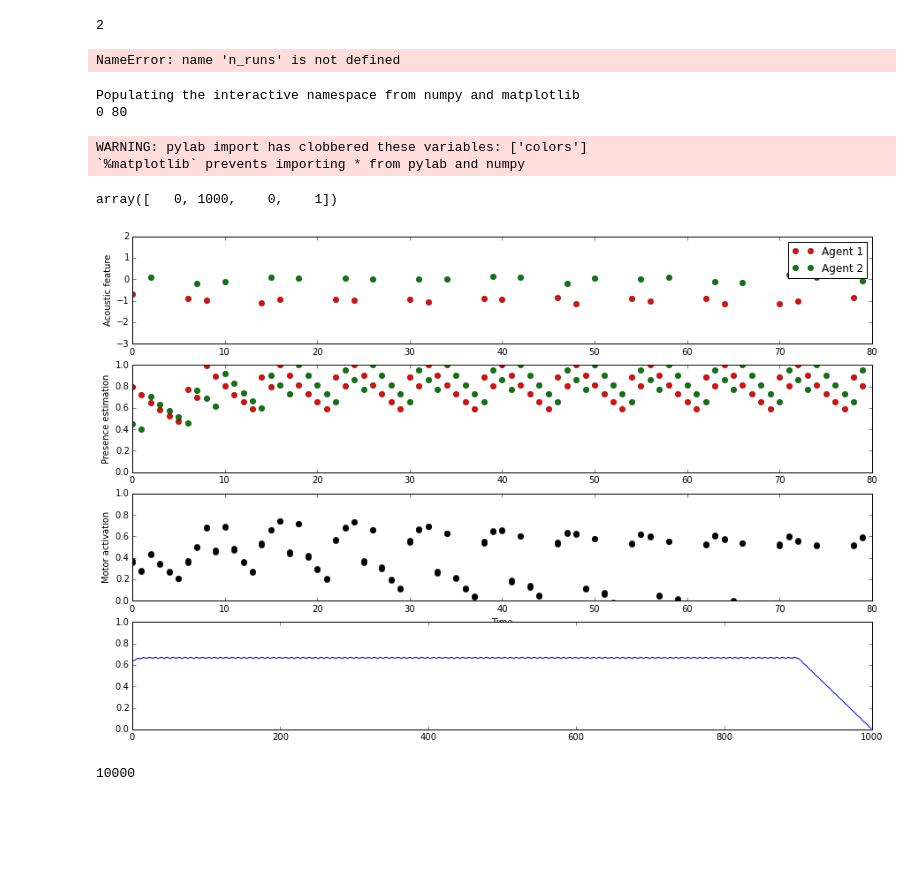
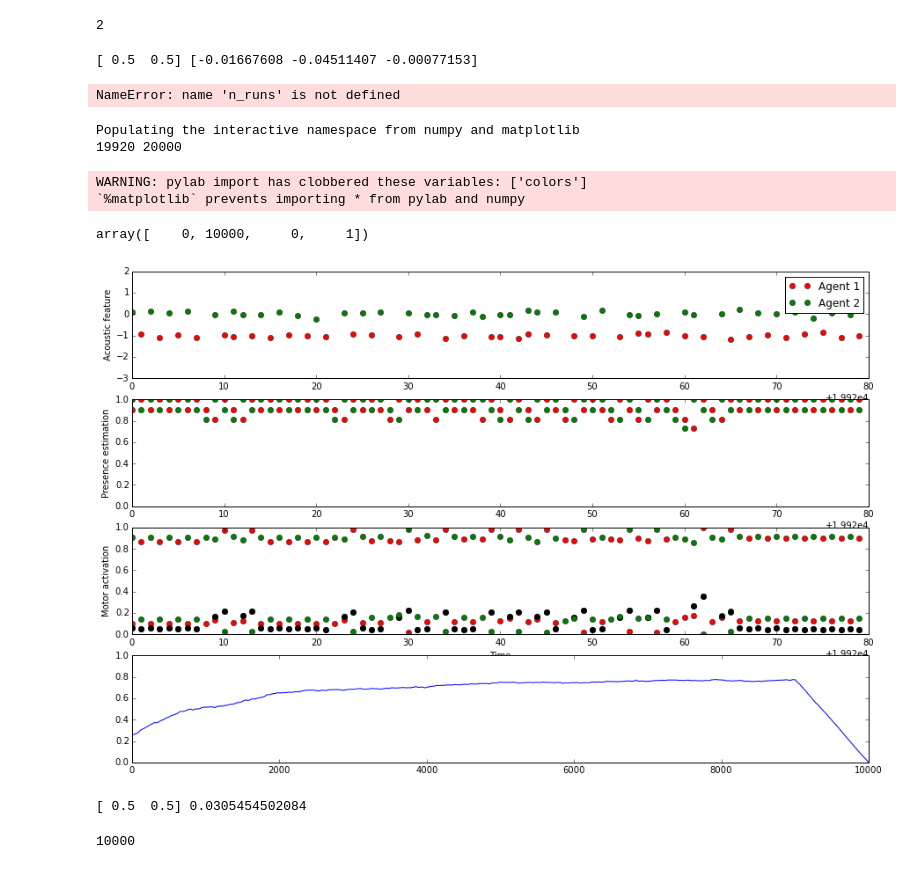
Before and after one commit to clement-moulin-frier/turntaking_model, a Jupyter notebook: turn_taking.ipynb, the cells around one changed output. Drawn from its saved outputs; the diff is of its cells as text; code cells hidden in the pictures; blank space fills up the shorter version.

Commit message:
ModularAgent seems to work

```diff
--- a/turn_taking.ipynb
+++ b/turn_taking.ipynb
@@ -24,3 +22,6 @@ agents = [Agent(*args, gmm=gmm) for i, args in enumerate(ag_voc_params)]
+# %%
+agents = [ModularAgent(ag_voc_params, i) for i, _ in enumerate(ag_voc_params)]
+# agents = [Agent(voc[0], voc[1], voc[2], gmm) for voc in ag_voc_params]
 # %%
 agents[0].force_voc_seq = [1, 0, 0, 0, 0, 0, 1, 0]
 agents[1].force_voc_seq = [0, 0, 1, 0, 0, 0, 0, 1]
@@ -36,10 +37,17 @@ expe = Experiment(agents)
 # %%
 for ag in expe.ags:
     ag.adapt = False
+# %%
+ag = agents[0]
+state = ag.pres_estimator.presence
+activation = ag.decision_maker.decide(state)
+print state, ag.decision_maker.weights
+# %% [output]
+[ 0.5  0.5] [-0.01667608 -0.04511407 -0.00077153]
 # %%
 #import pdb
 #pdb.run("expe.run(40)")
-expe.run(80) #, bg=True)
+expe.run(10000) #, bg=True)
 # %%
 scale = 1.5
 params = {
@@ -67,47 +75,54 @@ colors = ['r', 'g', 'b', 'm', 'c', 'k'] * 3
 n_runs = len(expe.log[0]["motor"])
 overlapping = [0, 0, 0]
 ag_legend = []
-start = 0 # 10000
-end = 80  # 10040
+start = n_runs - 80 # 10000
+end = n_runs  # 10040
 print start, end
 for i in range(n_ag):
     ag_legend.append("Agent " + str(i+1))
 for t in range(start, end): #range(n_runs - 40, n_runs):
     if t >= 0:
         for i_ag in range(n_ag):
             subplot(411)
             plot(t, expe.log[i_ag]['motor'][t], 'o', color=colors[i_ag])
             ylabel("Acoustic feature")
             legend(ag_legend)
             axis([start, end, -3, 2])
             subplot(412)
-            plot(t, expe.log[i_ag]['presence'][t][i_ag + 1], 'o', color=colors[i_ag])
+            plot(t, expe.log[i_ag]['presence'][t][i_ag], 'o', color=colors[i_ag])
             ylabel("Presence estimation")
             axis([start, end, 0, 1])
             # plot(expe.log[i_ag]['presence'][t][0], expe.log[i_ag]['presence'][t][1], 'o', color=colors[i_ag])
             #axis([0, 1, 0, 1])
             #axis('equal')
             subplot(413)
             plot(t, expe.log[i_ag]['td_error'][t], 'o', color='k')
             plot(t, expe.log[i_ag]['activation'][t], 'o', color=colors[i_ag])
 
             xlabel("Time")
             ylabel("Motor activation")
             axis([start, end, 0, 1])
 subplot(414)
-win = [0, 1000]
-plot(runningMeanFast(expe.log[0]['reward'][win[0]:win[1]], 100))
+win = [0, 10000]
+plot(runningMeanFast(expe.log[0]['reward'][win[0]:win[1]], 1000))
 axis(hstack((win, [0, 1])))
             #if t > 200:
             #    overlapping = sum([int(sum([int(expe.log[ii_ag]['motor'][t - 200 + tt] is not None) for ii_ag in range(n_ag)]) == 1) for tt in range(200)]) / 200.
             #    plot(t, overlapping, '*')
 # %% [output]
 Populating the interactive namespace from numpy and matplotlib
-0 80
+19920 20000
 WARNING: pylab import has clobbered these variables: ['colors']
 `%matplotlib` prevents importing * from pylab and numpy
-array([   0, 1000,    0,    1])
+array([    0, 10000,     0,     1])
-[figure, old version]
+[figure, new version]
+# %%
+ag = agents[1]
+state = ag.pres_estimator.presence
+activation = ag.decision_maker.decide(state)
+print state, activation
+# %% [output]
+[ 0.5  0.5] 0.0305454502084
 # %%
 len(expe.log[0]['reward'])
 # %% [output]
```
Also changed, not shown: parts of 2 cells of this notebook, 1 other file.
